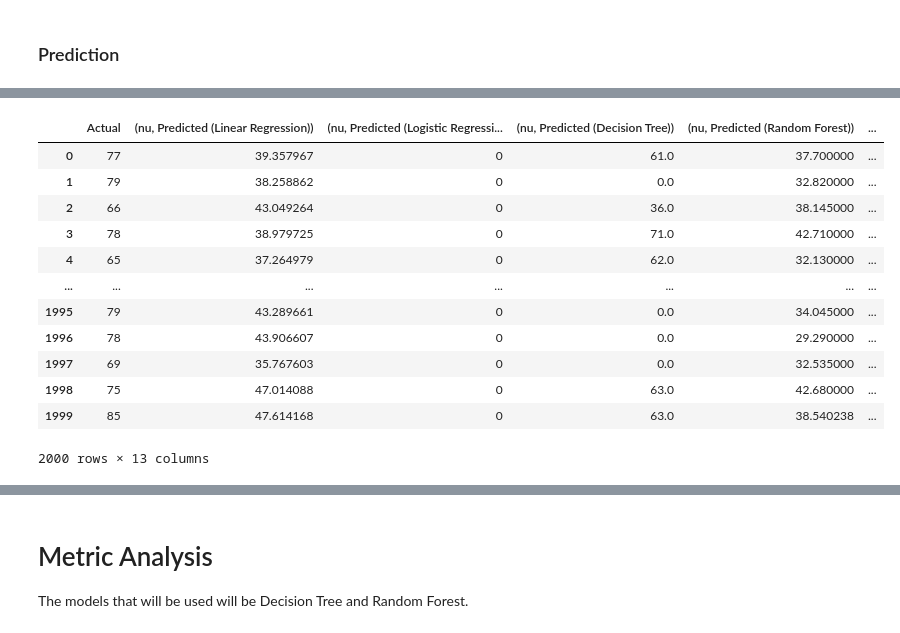
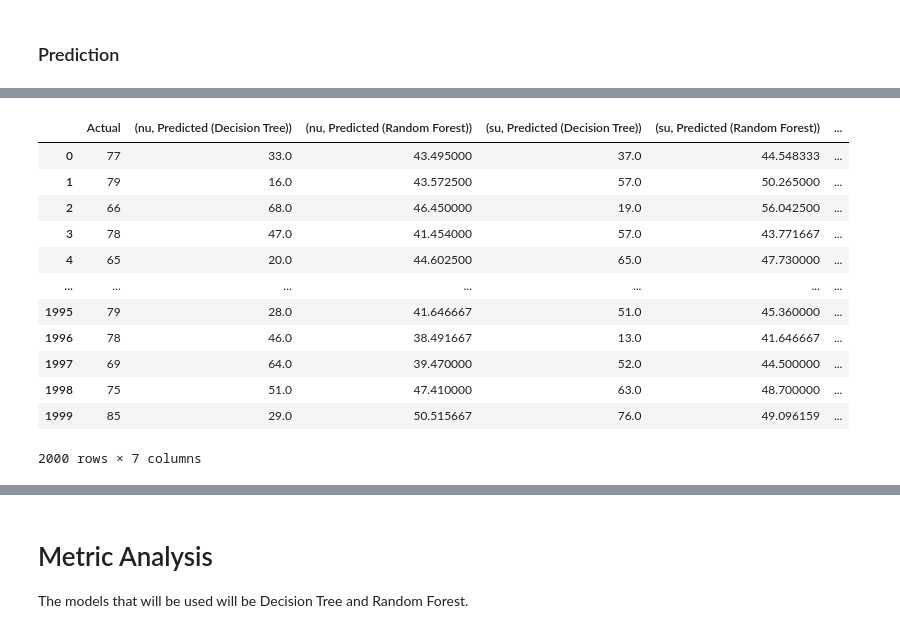
Before and after one commit to Virus5600/CCMACLRL_FINAL_PROJECT_COM222ML, a Jupyter notebook: main.ipynb, the cells around one changed output, grey strips where cells are left out. Saved outputs shown, nothing was run; the diff lists cells and outputs as text; code cells hidden in the pictures.

```diff
--- a/main.ipynb
+++ b/main.ipynb
@@ -1859,0 +2078,9 @@ else:
+# %%
+testDataDict = {
+    "original": testData,
+    "actual": testData['track_popularity'],
+    "data": testData.drop('track_popularity', axis = 1),
+}
+
+testDataDict["data"] = StandardScaler().fit_transform(testDataDict["data"])
+testDataDict["data"].shape
@@ -1859,0 +2104,3 @@ else:
+# %%
+if saveInput:
+    testDataDict["data"] = importData(f"{dataPath}/saved/polished-data - {len(testDataDict["data"])}.csv")
@@ -1859,0 +2109,3 @@ else:
+# %%
+metrics[f"{len(testDataDict['data'])}"] = dict()
+metrics
@@ -1860,3 +2130,13 @@ else:
+# %%
+if undersampling == "test":
+    yPredDT = dict()
+    yPredRF = dict()
+    for key in trainDfTest:
+        yPredDT[key] = modelDT[key].predict(testDataDict["data"])
+        yPredRF[key] = modelRF[key].predict(testDataDict["data"])
+else:
+    yPredDT = modelDT.predict(testDataDict["data"])
+    yPredRF = modelRF.predict(testDataDict["data"])
 # %%
 if undersampling == "test":
     rmse = dict()
@@ -1967,40 +2258,36 @@ Mean Squared Error for Random Forest (mu): 31.62 (Raw: 999.91)
 # %%
 if undersampling == "test":
     popularityPrediction = {
         "Actual": testDataDict["actual"]
     }
     for key in trainDfTest.keys():
-        popularityPrediction[(key, "Predicted (Linear Regression)")] = yPredLR[key]
-        popularityPrediction[(key, "Predicted (Logistic Regression)")] = yPredLGR[key]
         popularityPrediction[(key, "Predicted (Decision Tree)")] = yPredDT[key]
         popularityPrediction[(key, "Predicted (Random Forest)")] = yPredRF[key]
     popularityPrediction = pd.DataFrame(popularityPrediction)
     # cols = pd.MultiIndex.from_product([["NU", "SU", "MU"], ["Predicted (Linear Regression)", "Predicted (Logistic Regression)", "Predicted (Decision Tree)", "Predicted (Random Forest)"]])
     # popularityPrediction = pd.DataFrame(popularityPrediction, index = testDataDict["actual"], columns = cols)
 else:
     popularityPrediction = pd.DataFrame({
         "Actual": testDataDict["actual"],
-        "Predicted (Linear Regression)": yPredLR,
-        "Predicted (Logistic Regression)": yPredLGR,
         "Predicted (Decision Tree)": yPredDT,
         "Predicted (Random Forest)": yPredRF
     })
 
 popularityPrediction
 # %% [output]
-|  | Actual | (nu, Predicted (Linear Regression)) | (nu, Predicted (Logistic Regressi... | (nu, Predicted (Decision Tree)) | (nu, Predicted (Random Forest)) | ... |
-| 0 | 77 | 39.357967 | 0 | 61.0 | 37.700000 | ... |
-| 1 | 79 | 38.258862 | 0 | 0.0 | 32.820000 | ... |
-| 2 | 66 | 43.049264 | 0 | 36.0 | 38.145000 | ... |
-| 3 | 78 | 38.979725 | 0 | 71.0 | 42.710000 | ... |
-| 4 | 65 | 37.264979 | 0 | 62.0 | 32.130000 | ... |
+|  | Actual | (nu, Predicted (Decision Tree)) | (nu, Predicted (Random Forest)) | (su, Predicted (Decision Tree)) | (su, Predicted (Random Forest)) | ... |
+| 0 | 77 | 33.0 | 43.495000 | 37.0 | 44.548333 | ... |
+| 1 | 79 | 16.0 | 43.572500 | 57.0 | 50.265000 | ... |
+| 2 | 66 | 68.0 | 46.450000 | 19.0 | 56.042500 | ... |
+| 3 | 78 | 47.0 | 41.454000 | 57.0 | 43.771667 | ... |
+| 4 | 65 | 20.0 | 44.602500 | 65.0 | 47.730000 | ... |
 | ... | ... | ... | ... | ... | ... | ... |
-| 1995 | 79 | 43.289661 | 0 | 0.0 | 34.045000 | ... |
-| 1996 | 78 | 43.906607 | 0 | 0.0 | 29.290000 | ... |
-| 1997 | 69 | 35.767603 | 0 | 0.0 | 32.535000 | ... |
-| 1998 | 75 | 47.014088 | 0 | 63.0 | 42.680000 | ... |
-| 1999 | 85 | 47.614168 | 0 | 63.0 | 38.540238 | ... |
+| 1995 | 79 | 28.0 | 41.646667 | 51.0 | 45.360000 | ... |
+| 1996 | 78 | 46.0 | 38.491667 | 13.0 | 41.646667 | ... |
+| 1997 | 69 | 64.0 | 39.470000 | 52.0 | 44.500000 | ... |
+| 1998 | 75 | 51.0 | 47.410000 | 63.0 | 48.700000 | ... |
+| 1999 | 85 | 29.0 | 50.515667 | 76.0 | 49.096159 | ... |
-2000 rows × 13 columns
+2000 rows × 7 columns
 # %%
 if saveOutput:
     insertTxt = ""
```
Also changed, not shown: parts of 78 cells of this notebook, 3 other files.
